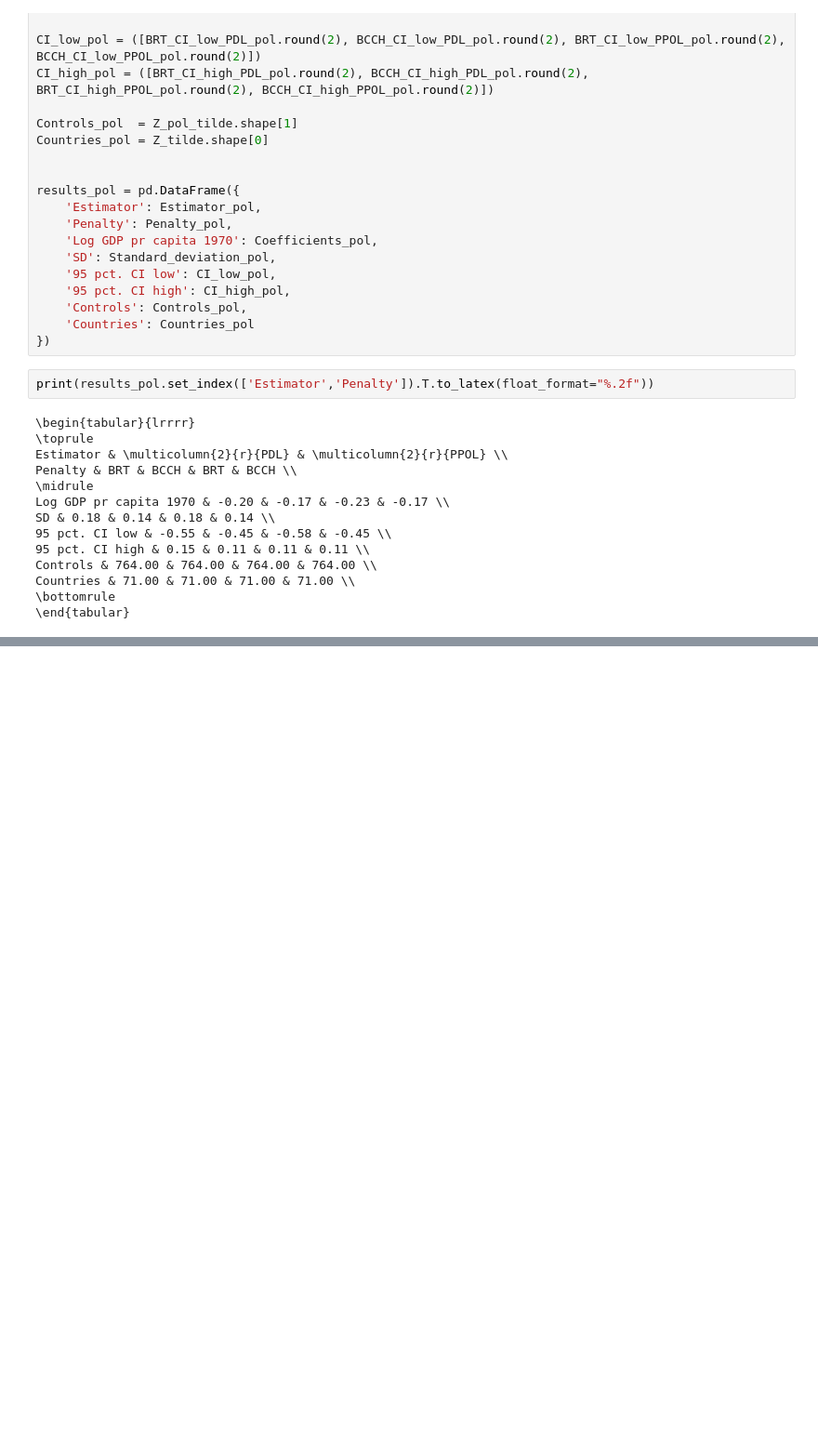
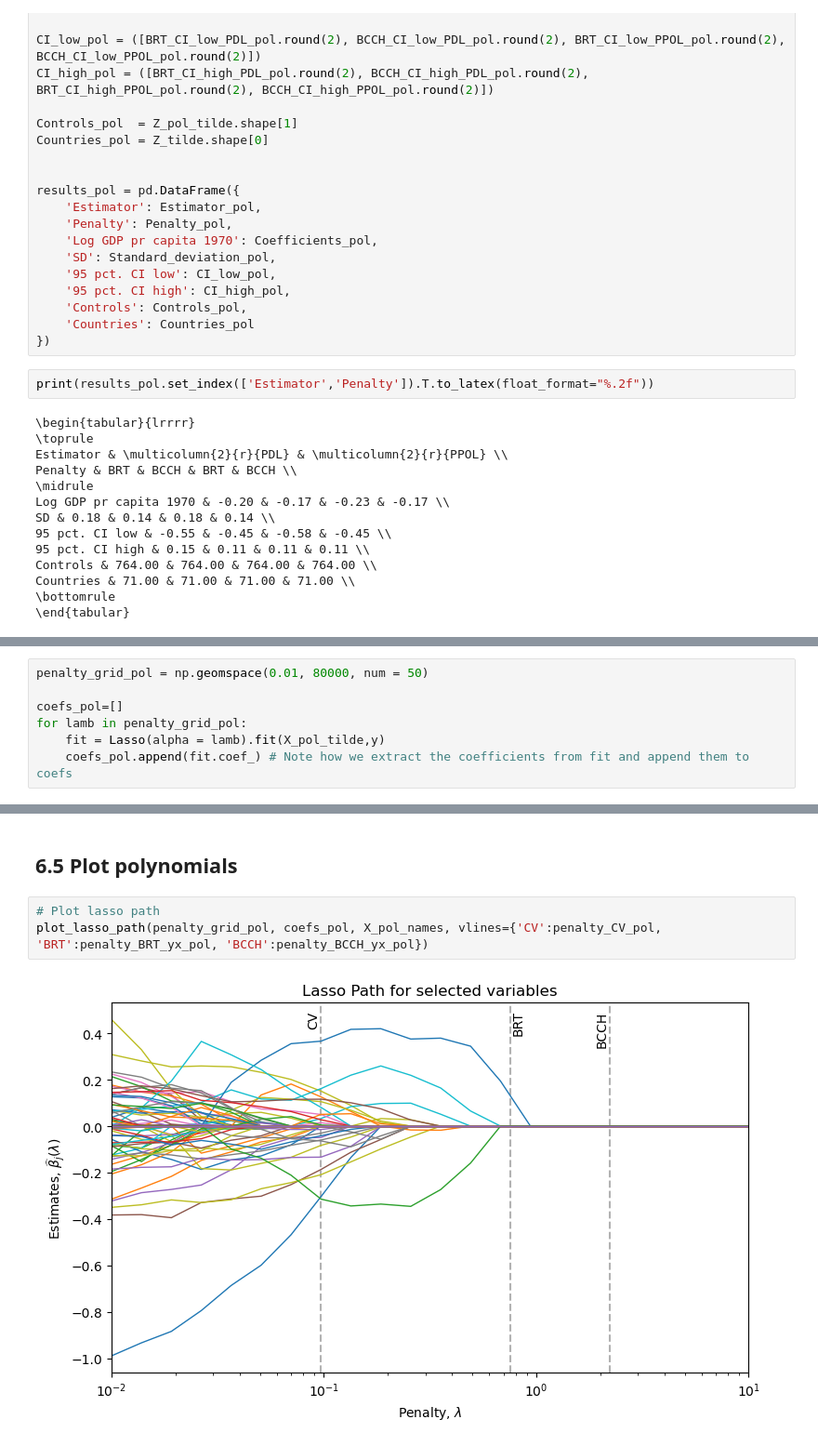
Before and after one commit to LucasJantunen/AdvMicroEconometrics, a Jupyter notebook: Project 2/Project 2 estimations new.ipynb, the cells around one changed output, grey strips where cells are left out. Shown at 93% size. Cells and saved outputs as stored; diff of their text form; blank space fills up the shorter version.

```diff
--- a/Project 2/Project 2 estimations new.ipynb
+++ b/Project 2/Project 2 estimations new.ipynb
@@ -1203,0 +1218,7 @@ Countries & 71.00 & 71.00 & 71.00 & 71.00 \\
+# %%
+penalty_grid_pol = np.geomspace(0.01, 80000, num = 50)
+
+coefs_pol=[]
+for lamb in penalty_grid_pol:
+    fit = Lasso(alpha = lamb).fit(X_pol_tilde,y)
+    coefs_pol.append(fit.coef_) # Note how we extract the coefficients from fit and append them to coefs
@@ -1203,0 +1317,7 @@ Countries & 71.00 & 71.00 & 71.00 & 71.00 \\
+# %% [markdown]
+## 6.5 Plot polynomials
+# %%
+# Plot lasso path
+plot_lasso_path(penalty_grid_pol, coefs_pol, X_pol_names, vlines={'CV':penalty_CV_pol, 'BRT':penalty_BRT_yx_pol, 'BCCH':penalty_BCCH_yx_pol})
+# %% [output]
+[figure, added]
```
Also changed, not shown: parts of 10 cells of this notebook.
